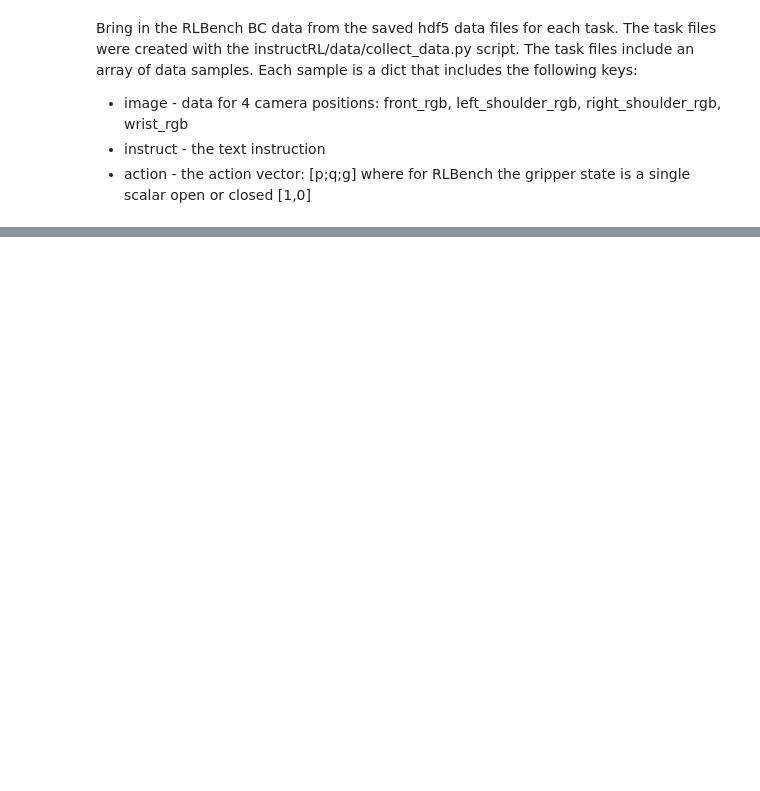
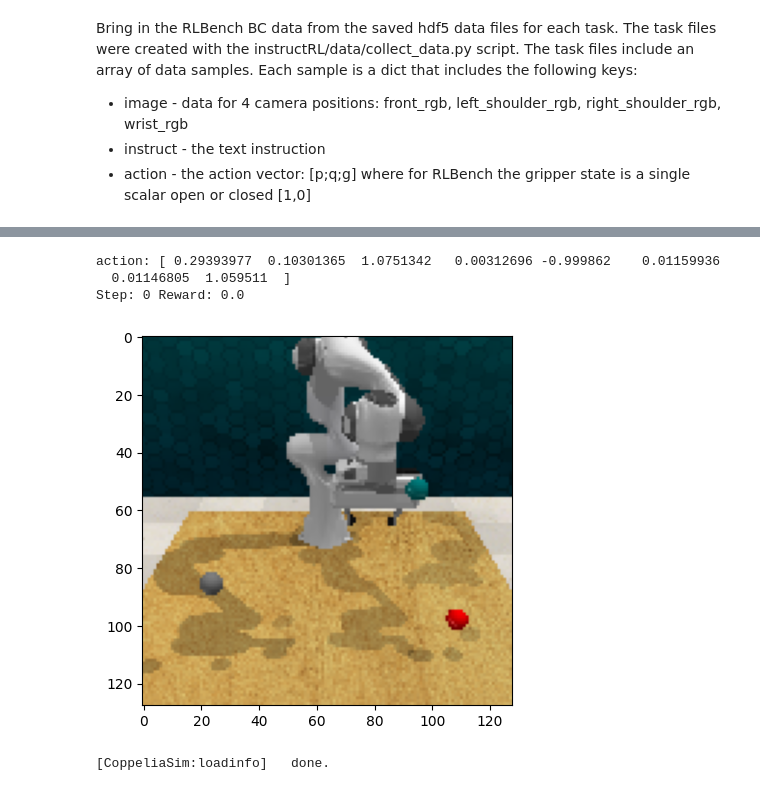
Before and after one commit to levi-kennedy/flava-action-xformer, a Jupyter notebook: main.ipynb, the cells around one changed output, grey strips where cells are left out. Drawn from its saved outputs; the diff is of its cells as text; code cells hidden in the pictures; blank space fills up the shorter version.

```diff
--- a/main.ipynb
+++ b/main.ipynb
@@ -313,0 +408,21 @@ fig1 = plt.gcf()
+# %%
+# Take steps in the task and print the reward
+for i in range(1):
+    action = agent.act(obs.front_rgb, instruction)
+    print(f'action: {action}')
+    if action[0] > 0:
+        obs, reward, terminate = task.step(action)
+        print(f'Step: {i} Reward: {reward}')
+    else:
+        print("No action taken")
+        break
+    plt.imshow(obs.front_rgb)
+# %% [output]
+action: [ 0.29393977  0.10301365  1.0751342   0.00312696 -0.999862    0.01159936
+  0.01146805  1.059511  ]
+Step: 0 Reward: 0.0
+[figure, added]
+# %%
+env.shutdown()
+# %% [output]
+[CoppeliaSim:loadinfo]   done.
```
Also changed, not shown: parts of 21 cells of this notebook, 5 other files.
